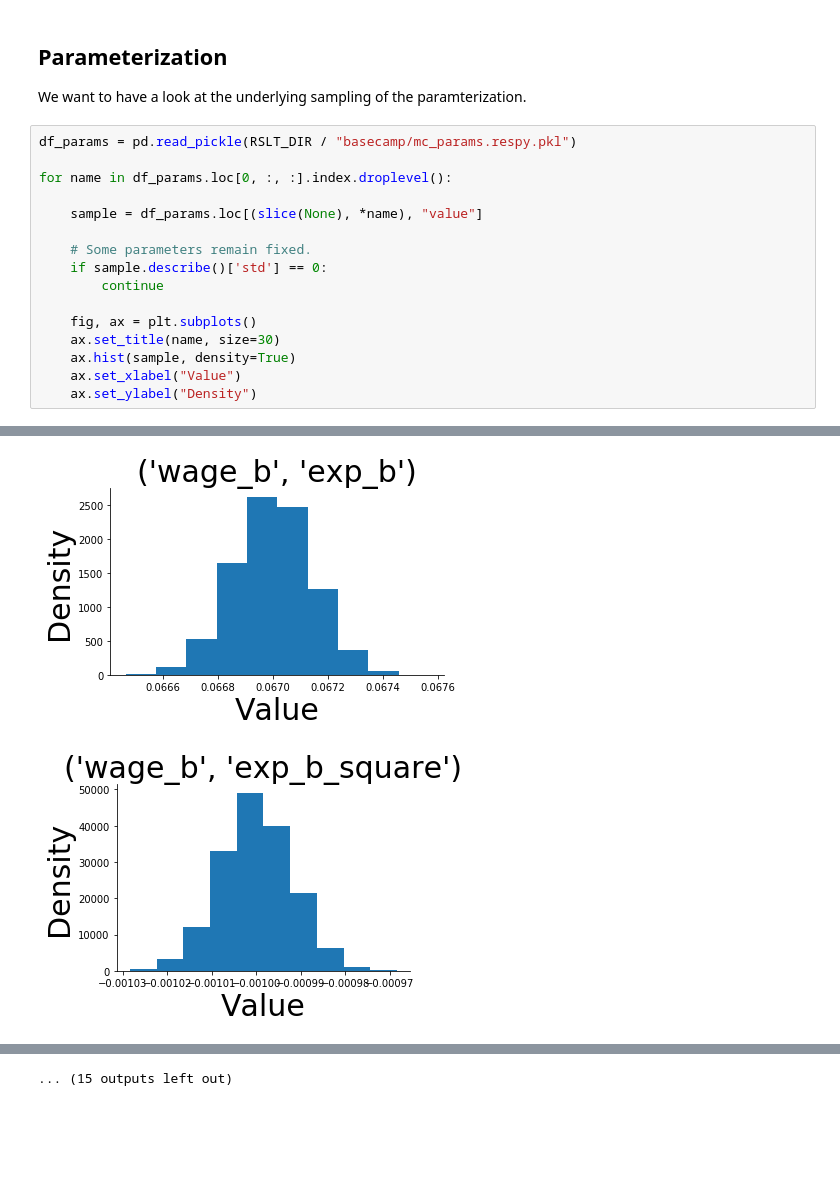
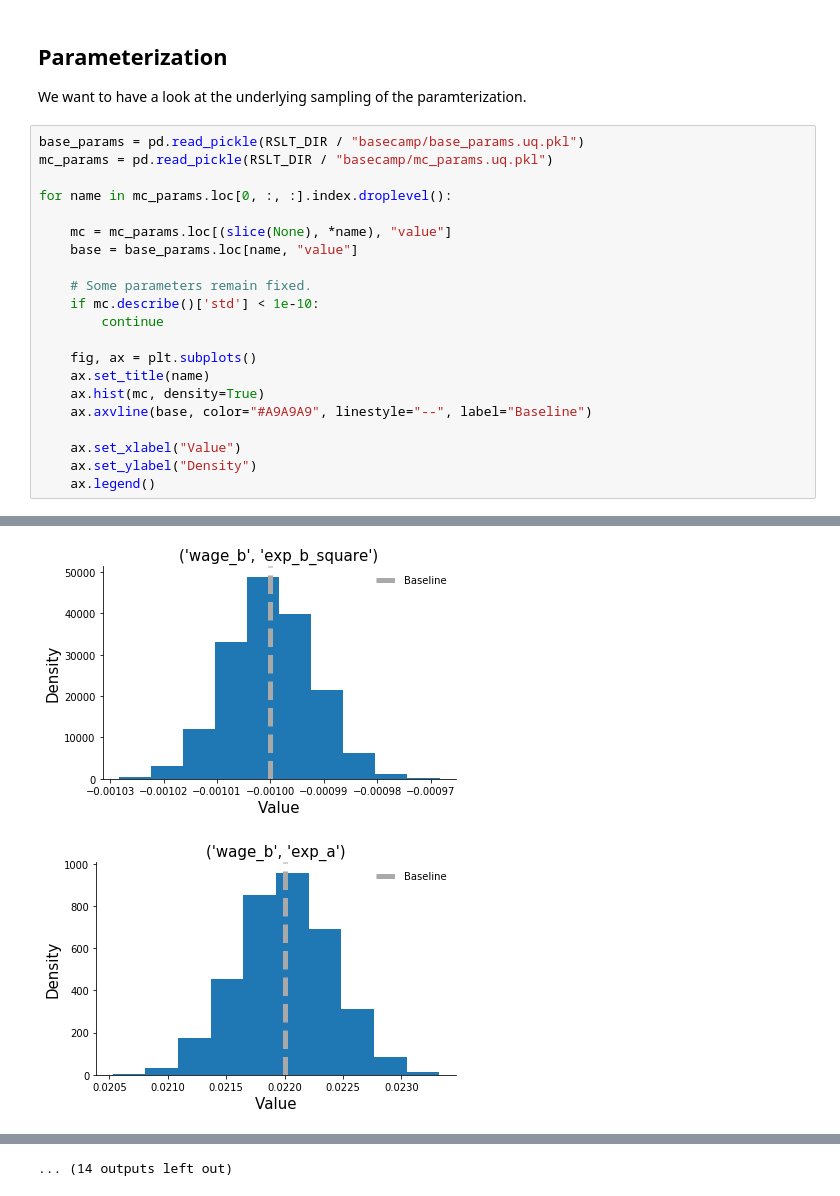
Before and after one commit to fagan2888/numerical-toolbox-uncertainty-quantification, a Jupyter notebook: notebooks/exporation.ipynb, the cells around one changed output, grey strips where cells are left out. Drawn from its saved outputs; the diff is of its cells as text; blank space fills up the shorter version.

```diff
--- a/notebooks/exporation.ipynb
+++ b/notebooks/exporation.ipynb
@@ -21,19 +23,24 @@ fig.savefig(RSLT_DIR / "fig-quantitiy-of-interest")
 
 We want to have a look at the underlying sampling of the paramterization.
 # %%
-df_params = pd.read_pickle(RSLT_DIR / "basecamp/mc_params.respy.pkl")
+base_params = pd.read_pickle(RSLT_DIR / "basecamp/base_params.uq.pkl")
+mc_params = pd.read_pickle(RSLT_DIR / "basecamp/mc_params.uq.pkl")
 
-for name in df_params.loc[0, :, :].index.droplevel():
+for name in mc_params.loc[0, :, :].index.droplevel():
 
-    sample = df_params.loc[(slice(None), *name), "value"]
+    mc = mc_params.loc[(slice(None), *name), "value"]
+    base = base_params.loc[name, "value"]
 
     # Some parameters remain fixed.
-    if sample.describe()['std'] == 0:
+    if mc.describe()['std'] < 1e-10:
         continue
 
     fig, ax = plt.subplots()
-    ax.set_title(name, size=30)
-    ax.hist(sample, density=True)
+    ax.set_title(name)
+    ax.hist(mc, density=True)
+    ax.axvline(base, color="#A9A9A9", linestyle="--", label="Baseline")
+
     ax.set_xlabel("Value")
     ax.set_ylabel("Density")
+    ax.legend()
 # %% [output]
@@ -49,2 +56,2 @@ for name in df_params.loc[0, :, :].index.droplevel():
-[figure, old version]
+[figure, new version]
-[figure, old version]
+[figure, new version]
@@ -52 +59 @@ for name in df_params.loc[0, :, :].index.droplevel():
-... (15 outputs left out)
+... (14 outputs left out)
```
Also changed, not shown: parts of 2 cells of this notebook, 9 other files.
